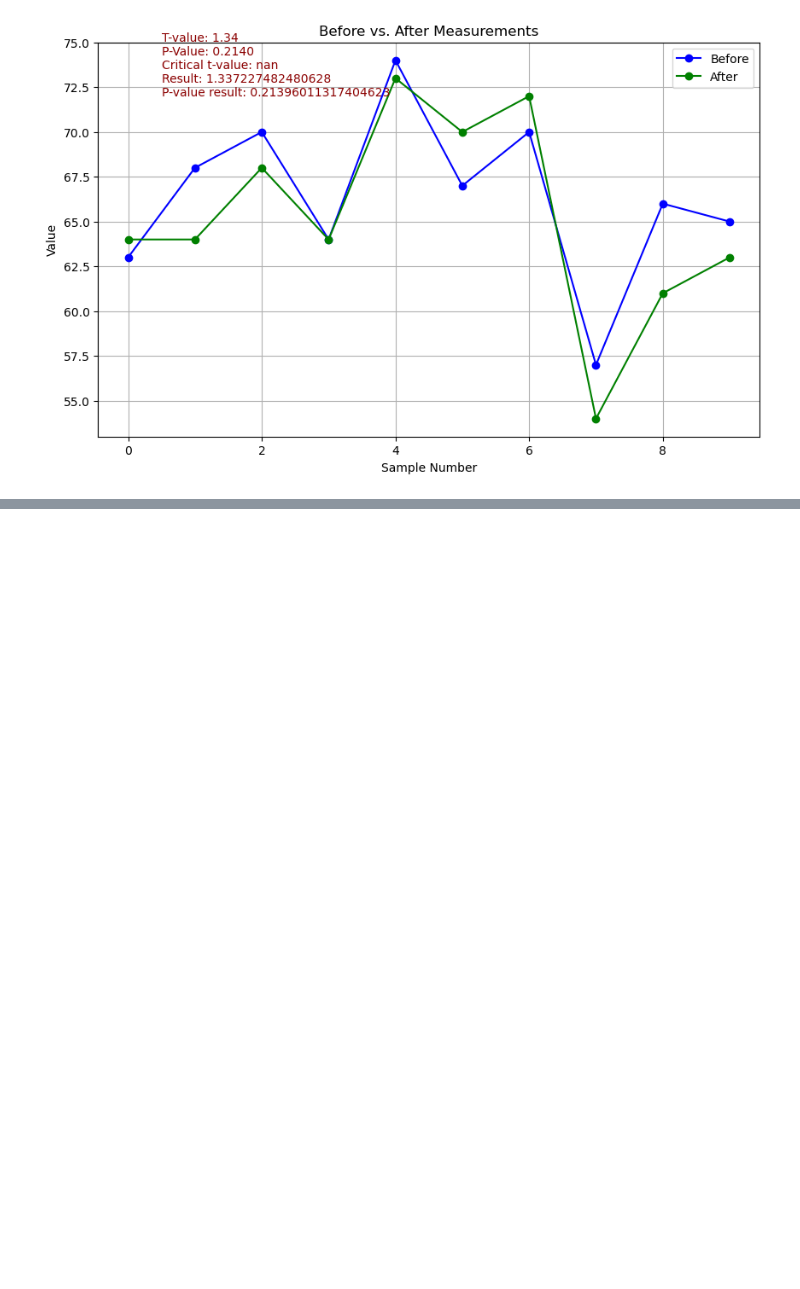
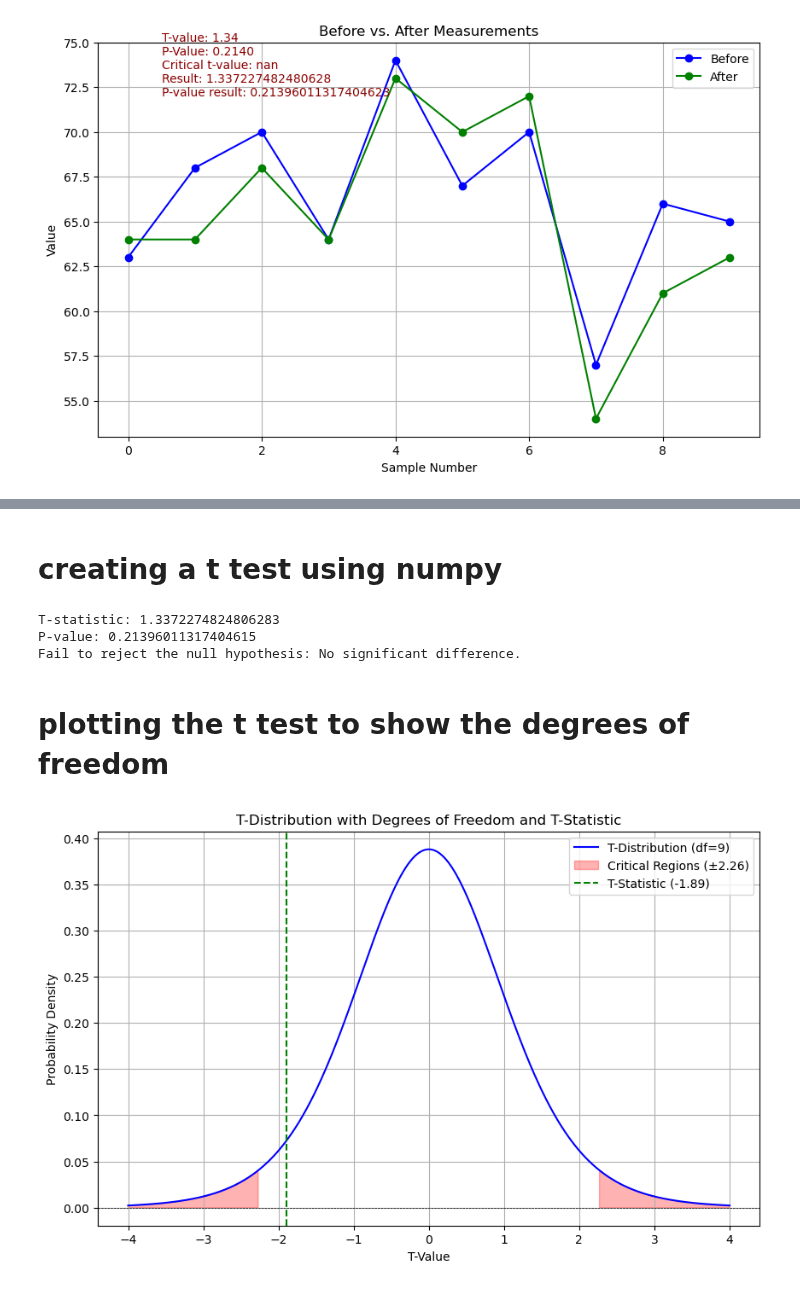
Before and after one commit to keithmmc/appliedstats, a Jupyter notebook: tasks.ipynb, the cells around one changed output, grey strips where cells are left out. Saved outputs shown, nothing was run; the diff lists cells and outputs as text; code cells hidden in the pictures; blank space fills up the shorter version.

Commit message:
Update tasks.ipynb
finishing up task three discussing degrees of freedom and also creating a t test using numpy

```diff
--- a/tasks.ipynb
+++ b/tasks.ipynb
@@ -670,0 +685,74 @@ plt.show()
+# %% [markdown]
+# creating a t test using numpy
+# %%
+before = np.array([63, 68, 70, 64, 74, 67, 70, 57, 66, 65])
+after = np.array([64, 64, 68, 64, 73, 70, 72, 54, 61, 63])
+
+differences = before - after
+
+# Compute the t-statistic
+mean_diff = np.mean(differences)
+std_diff = np.std(differences, ddof=1)  # Use ddof=1 for sample std deviation
+n = len(differences)
+t_statistic = mean_diff / (std_diff / np.sqrt(n))
+
+# Degrees of freedom
+df = n - 1
+
+# Calculate the p-value
+p_value = 2 * st.t.sf(np.abs(t_statistic), df)  # Two-tailed test
+
+# Display results
+print("T-statistic:", t_statistic)
+print("P-value:", p_value)
+
+# Interpretation at alpha = 0.05
+alpha = 0.05
+if p_value < alpha:
+    print("Reject the null hypothesis: Significant difference exists.")
+else:
+    print("Fail to reject the null hypothesis: No significant difference.")
+# %% [output]
+T-statistic: 1.3372274824806283
+P-value: 0.21396011317404615
+Fail to reject the null hypothesis: No significant difference.
+# %% [markdown]
+# plotting the t test to show the degrees of freedom
+# %%
+from scipy.stats import t
+n = 10  # Number of paired samples
+df = n - 1  # Degrees of freedom
+
+# Generate t-distribution values
+x = np.linspace(-4, 4, 500)
+y = t.pdf(x, df)
+
+# Calculate critical t-value (two-tailed, alpha=0.05)
+alpha = 0.05
+critical_t = t.ppf(1 - alpha / 2, df)
+
+# Example t-statistic (replace with actual calculated value if needed)
+t_statistic = -1.894
+# %%
+# Plot t-distribution
+plt.figure(figsize=(10, 6))
+plt.plot(x, y, label=f'T-Distribution (df={df})', color='blue')
+
+# Highlight critical regions
+plt.fill_between(x, 0, y, where=(x <= -critical_t) | (x >= critical_t), color='red', alpha=0.3, label=f'Critical Regions (±{critical_t:.2f})')
+
+# Mark t-statistic
+plt.axvline(t_statistic, color='green', linestyle='--', label=f'T-Statistic ({t_statistic:.2f})')
+
+# Labels and legend
+plt.title("T-Distribution with Degrees of Freedom and T-Statistic")
+plt.xlabel("T-Value")
+plt.ylabel("Probability Density")
+plt.axhline(0, color='black', linewidth=0.5, linestyle='--')
+plt.legend()
+
+# Show plot
+plt.grid()
+plt.show()
+# %% [output]
+[figure, added]
```
Also changed, not shown: parts of 13 cells of this notebook.
